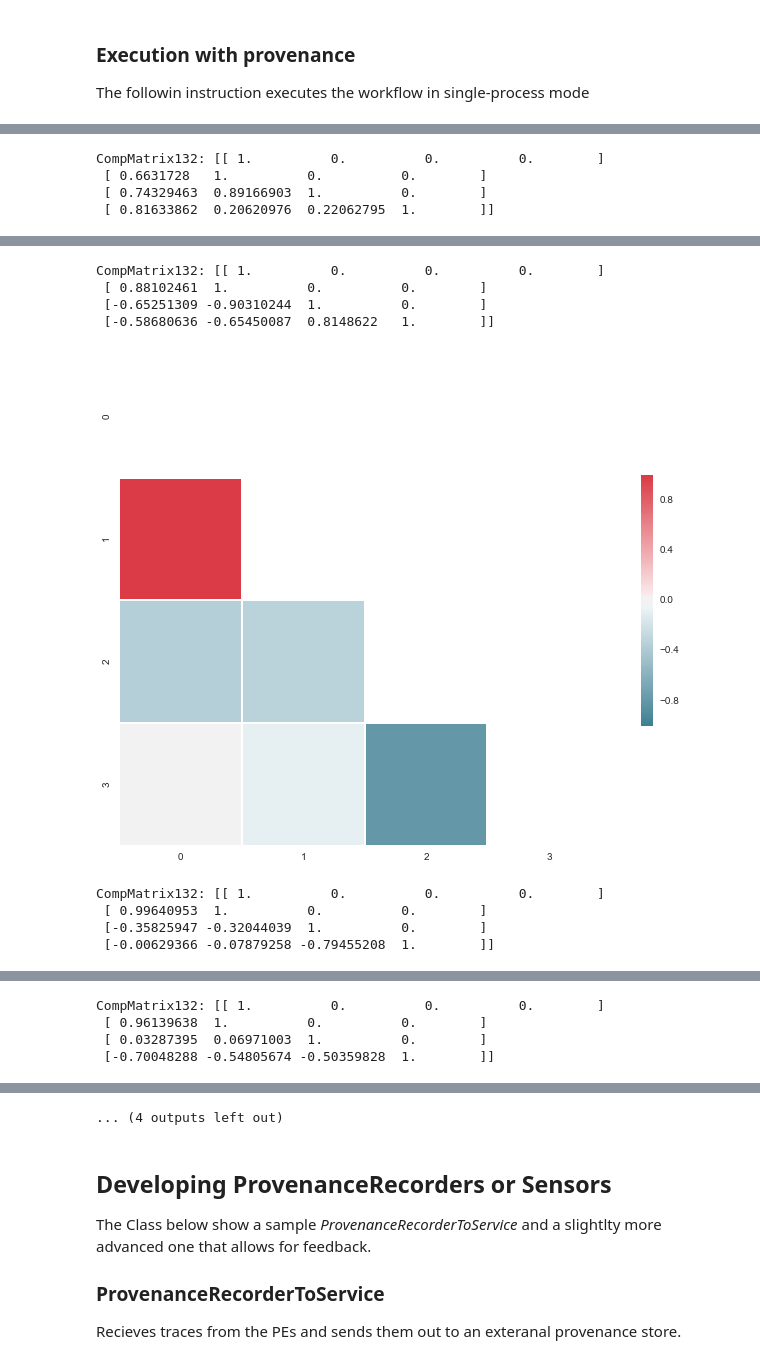
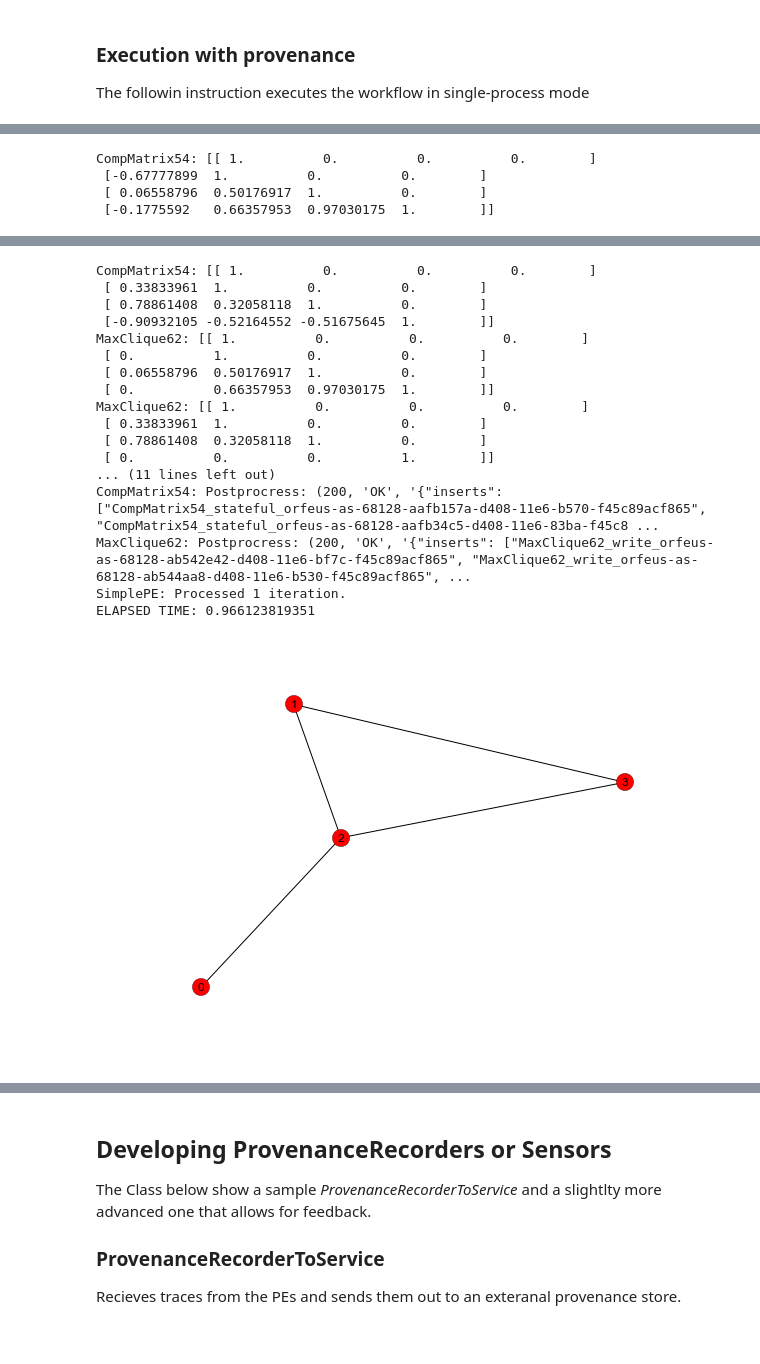
Before and after one commit to dispel4py2-0/Dispel4Py, a Jupyter notebook: d4py-prov-xcorrelation-example.ipynb, the cells around one changed output, grey strips where cells are left out. Saved outputs shown, nothing was run; the diff lists cells and outputs as text; code cells hidden in the pictures.

```diff
--- a/d4py-prov-xcorrelation-example.ipynb
+++ b/d4py-prov-xcorrelation-example.ipynb
@@ -296,7 +296,7 @@ class CorrCoef(GenericPE):
 variables_number=4
 sampling_rate=100
 batch_size=4
-iterations=20
+iterations=8
 
 input_data = {"Start": [{"iterations": [iterations]}]}
 
@@ -492,10 +520,15 @@ class ProvenanceStock(ProvenancePE):
 # %%
 
 #Store via recorders or sensors
-ProvenanceRecorder.REPOS_URL='http://127.0.0.1:8080/j2ep-1.0/prov/workflow/insert'
+#ProvenanceRecorder.REPOS_URL='http://127.0.0.1:8080/j2ep-1.0/prov/workflow/insert'
 
-#Store via service
+#Store via service (POST with prov payload)
 ProvenancePE.REPOS_URL='http://127.0.0.1:8080/j2ep-1.0/prov/workflow/insert'
+
+#ProvenancePE.REPOS_URL='http://climate4impact.eu/prov/workflow/insert'
+
+#Export data lineage via service (REST GET Call on dataid resource)
+ProvenancePE.PROV_EXPORT_URL="http://127.0.0.1:8080/j2ep-1.0/prov/workflow/export/data/"
 
 #Store to local path
 ProvenancePE.PROV_PATH='./prov-files/'
@@ -523,7 +556,7 @@ def createGraphWithProv():
                   # skip_rules={'CorrCoef':{'ro':{'$lt':0}}})
 
     #Initialise provenance storage to service:
-    profile_prov_run(graph,None,provImpClass=(ProvenancePE,),username='aspinuso',runId=rid,w3c_prov=False,description="provState",workflowName="test_rdwd",workflowId="xx",save_mode='service')
+    #profile_prov_run(graph,None,provImpClass=(ProvenancePE,),username='aspinuso',runId=rid,w3c_prov=False,description="provState",workflowName="test_rdwd",workflowId="xx",save_mode='service')
                    #skip_rules={'CorrCoef':{'ro':{'$lt':0}}})
 
     #clustersRecorders={'record0':ProvenanceRecorderToFileBulk,'record1':ProvenanceRecorderToFileBulk,'record2':ProvenanceRecorderToFileBulk,'record6':ProvenanceRecorderToFileBulk,'record3':ProvenanceRecorderToFileBulk,'record4':ProvenanceRecorderToFileBulk,'record5':ProvenanceRecorderToFileBulk}
@@ -544,7 +577,7 @@ def createGraphWithProv():
 
 
     #Initialise provenance storage end associate a Provenance type with specific components:
-    #profile_prov_run(graph,provImpClass=ProvenancePE,componentsType={'Source':(ProvenanceStock,)},username='aspinuso',runId=rid,w3c_prov=False,description="provState",workflowName="test_rdwd",workflowId="xx",save_mode='service')
+    profile_prov_run(graph,None, provImpClass=(ProvenancePE,),componentsType={'Source':(ProvenanceStock,)},username='aspinuso',runId=rid,w3c_prov=False,description="provState",workflowName="test_rdwd",workflowId="xx",save_mode='service')
 
     #
     return graph
@@ -577,7 +610,7 @@ Injecting provenance to: Start Transoformed: (<class 'dispel4py.provenance.Prove
 The followin instruction executes the workflow in single-process mode
 <br/>
 # %%
-#graph = createGraphWithProv()
+graph = createGraphWithProv()
 #Launch in simple process
 start_time = time.time()
 process_and_return(graph, input_data)
@@ -589,4 +638,4 @@ SETTING NAME: SimpleProcessingPE
-CompMatrix132: [[ 1.          0.          0.          0.        ]
- [ 0.6631728   1.          0.          0.        ]
- [ 0.74329463  0.89166903  1.          0.        ]
- [ 0.81633862  0.20620976  0.22062795  1.        ]]
+CompMatrix54: [[ 1.          0.          0.          0.        ]
+ [-0.67777899  1.          0.          0.        ]
+ [ 0.06558796  0.50176917  1.          0.        ]
+ [-0.1775592   0.66357953  0.97030175  1.        ]]
@@ -594,9 +643,18 @@ CompMatrix132: [[ 1.          0.          0.          0.        ]
-CompMatrix132: [[ 1.          0.          0.          0.        ]
- [ 0.88102461  1.          0.          0.        ]
- [-0.65251309 -0.90310244  1.          0.        ]
- [-0.58680636 -0.65450087  0.8148622   1.        ]]
+CompMatrix54: [[ 1.          0.          0.          0.        ]
+ [ 0.33833961  1.          0.          0.        ]
+ [ 0.78861408  0.32058118  1.          0.        ]
+ [-0.90932105 -0.52164552 -0.51675645  1.        ]]
+MaxClique62: [[ 1.          0.          0.          0.        ]
+ [ 0.          1.          0.          0.        ]
+ [ 0.06558796  0.50176917  1.          0.        ]
+ [ 0.          0.66357953  0.97030175  1.        ]]
+MaxClique62: [[ 1.          0.          0.          0.        ]
+ [ 0.33833961  1.          0.          0.        ]
+ [ 0.78861408  0.32058118  1.          0.        ]
+ [ 0.          0.          0.          1.        ]]
+... (11 lines left out)
+CompMatrix54: Postprocress: (200, 'OK', '{"inserts": ["CompMatrix54_stateful_orfeus-as-68128-aafb157a-d408-11e6-b570-f45c89acf865", "CompMatrix54_stateful_orfeus-as-68128-aafb34c5-d408-11e6-83ba-f45c8 ...
+MaxClique62: Postprocress: (200, 'OK', '{"inserts": ["MaxClique62_write_orfeus-as-68128-ab542e42-d408-11e6-bf7c-f45c89acf865", "MaxClique62_write_orfeus-as-68128-ab544aa8-d408-11e6-b530-f45c89acf865", ...
+SimplePE: Processed 1 iteration.
+ELAPSED TIME: 0.966123819351
-[figure, old version]
+[figure, new version]
-CompMatrix132: [[ 1.          0.          0.          0.        ]
- [ 0.99640953  1.          0.          0.        ]
- [-0.35825947 -0.32044039  1.          0.        ]
- [-0.00629366 -0.07879258 -0.79455208  1.        ]]
@@ -604,4 +661,0 @@ CompMatrix132: [[ 1.          0.          0.          0.        ]
-CompMatrix132: [[ 1.          0.          0.          0.        ]
- [ 0.96139638  1.          0.          0.        ]
- [ 0.03287395  0.06971003  1.          0.        ]
- [-0.70048288 -0.54805674 -0.50359828  1.        ]]
@@ -627,4 +662,3 @@ ELAPSED TIME: 2.96710395813
-... (4 outputs left out)
 # %% [markdown]
 ## Developing ProvenanceRecorders or Sensors
 
```
Also changed, not shown: parts of 8 cells of this notebook.
